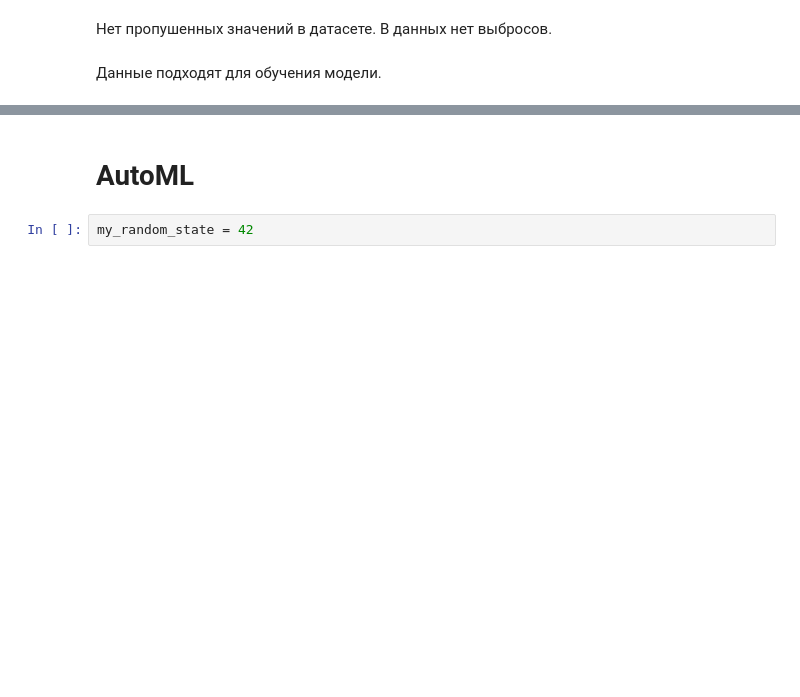
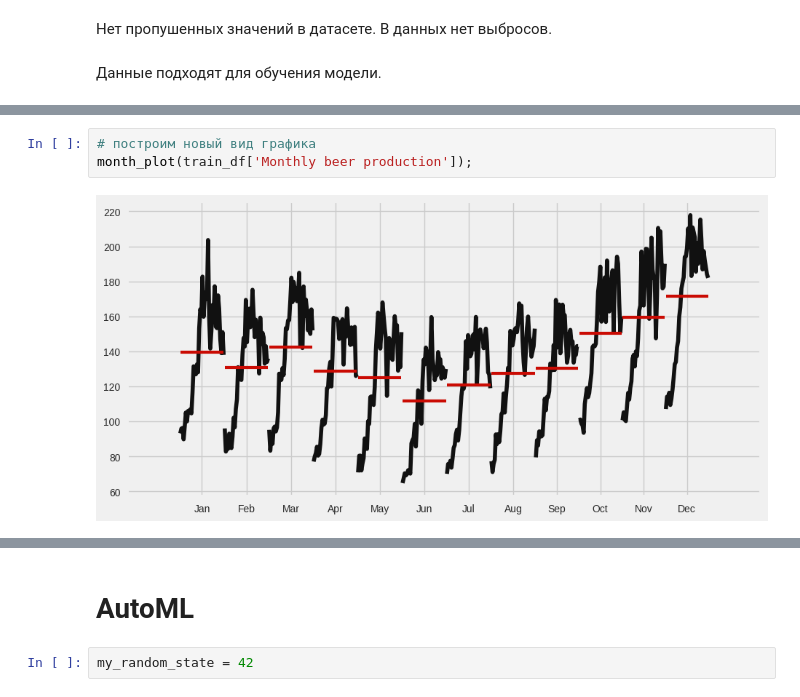
Before and after one commit to J1wZ/python_ml, a Jupyter notebook: дз-04-04-25/Задание2.ipynb, the cells around one changed output, grey strips where cells are left out. Saved outputs shown, nothing was run; the diff lists cells and outputs as text; blank space fills up the shorter version.

```diff
--- a/дз-04-04-25/Задание2.ipynb
+++ b/дз-04-04-25/Задание2.ipynb
@@ -162,0 +178,5 @@ train_df.plot()
+# %%
+# построим новый вид графика
+month_plot(train_df['Monthly beer production']);
+# %% [output]
+[figure, added]
```
Also changed, not shown: parts of 13 cells of this notebook.
